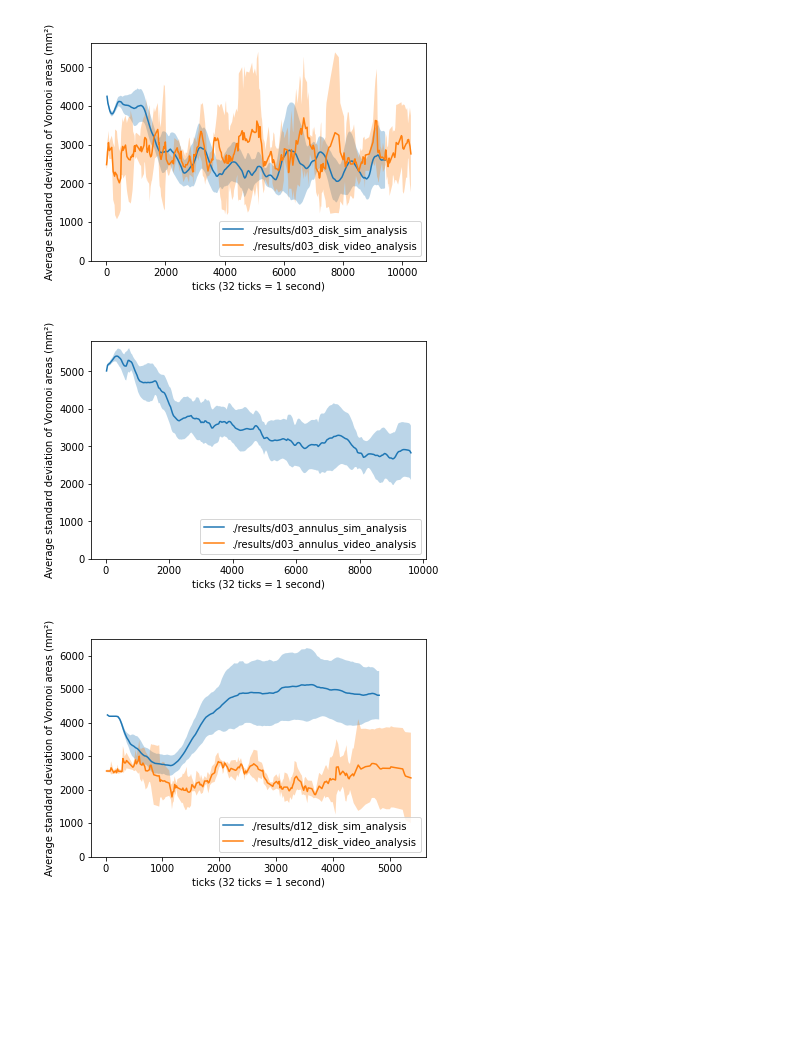
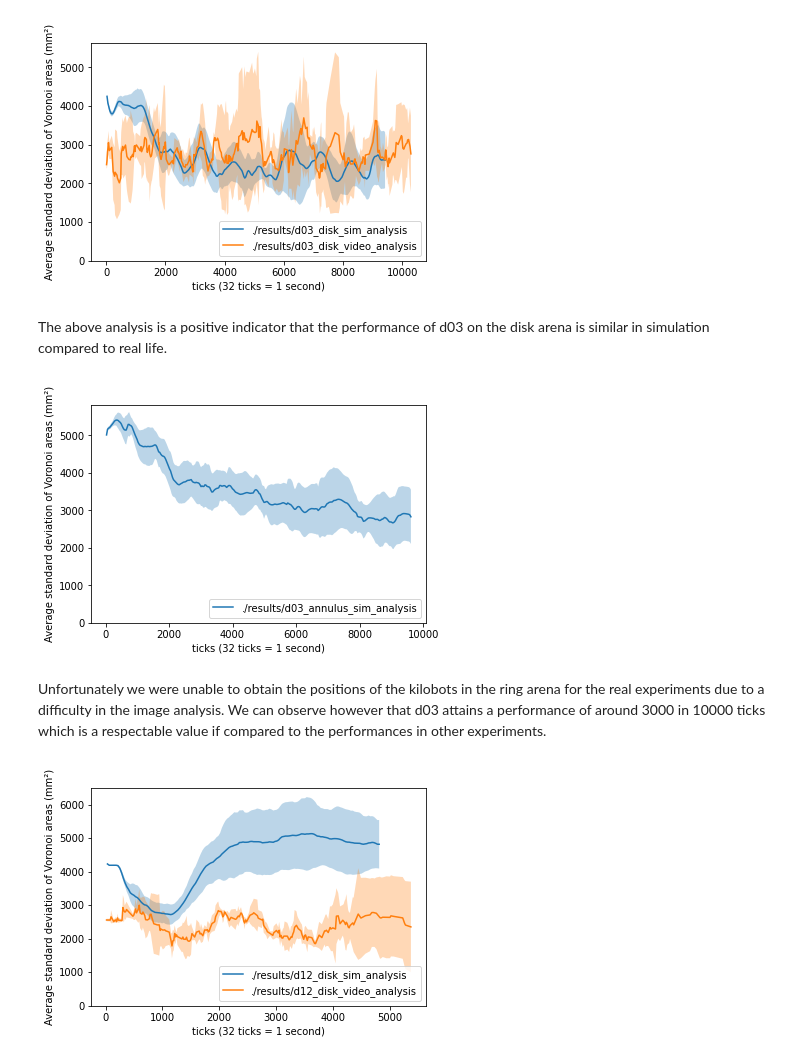
Before and after one commit to Kalessia/dispersion_kilobots, a Jupyter notebook: simulationAnalysis/Analyses.ipynb, the cells around one changed output. Drawn from its saved outputs; the diff is of its cells as text; code cells hidden in the pictures; blank space fills up the shorter version.

```diff
--- a/simulationAnalysis/Analyses.ipynb
+++ b/simulationAnalysis/Analyses.ipynb
@@ -13,21 +14,28 @@ def computeStdRegionsPerTick(listAreaRegionsTicks):
     return sigma
 # %%
 def get_means_stds(directory):
+    """
+    Returns the list of ticks, list of means, and list of standard deviations of the Voronoi regions for the set of experiments in the given directory.
+    """
 
-    ticks = []
+    ticks = [] # approximate time in ticks of snapshots
     std_areas = []
 
     for (root, subdirs, files) in os.walk(directory):
         for subdir in subdirs:
             data = pd.read_csv(os.path.join(root, subdir, "data_voronoiData.csv"))
+
+            # Take the lowest number of snapshots available across the different experiments
             if len(ticks) == 0 or len(ticks) > len(data["Tick"]):
                 ticks = data["Tick"]
             std = computeStdRegionsPerTick(data[data.columns[1:]].to_numpy())
+
             if len(std) > len(ticks):
                 std = std[:len(ticks) - len(std)]
             std_areas.append(std)
         break
 
+    # Update the length of the standard deviation lists in std_areas in order to correspond to the number of snapshots
     for i in range(len(std_areas)):
         if len(std_areas[i]) > len(ticks):
             std_areas[i] = std_areas[i][:len(ticks) - len(std_areas[i])]
@@ -58,10 +83,15 @@ def plot_sd_graph(directory1, directory2 = '', divide_by=1):
 plot_sd_graph("./results/d03_disk_sim_analysis", "./results/d03_disk_video_analysis", divide_by=2)
 # %% [output]
 [figure]
+# %% [markdown]
+The above analysis is a positive indicator that the performance of d03 on the disk arena is similar in simulation compared to real life.
 # %%
-plot_sd_graph("./results/d03_annulus_sim_analysis", "./results/d03_annulus_video_analysis", divide_by=2)
+#plot_sd_graph("./results/d03_annulus_sim_analysis", "./results/d03_annulus_video_analysis", divide_by=2)
+plot_sd_graph("./results/d03_annulus_sim_analysis", divide_by=2)
 # %% [output]
-[figure, old version]
+[figure, new version]
+# %% [markdown]
+Unfortunately we were unable to obtain the positions of the kilobots in the ring arena for the real experiments due to a difficulty in the image analysis. We can observe however that d03 attains a performance of around 3000 in 10000 ticks which is a respectable value if compared to the performances in other experiments.
 # %%
 plot_sd_graph("./results/d12_disk_sim_analysis", "./results/d12_disk_video_analysis", divide_by=2)
 # %% [output]
```
Also changed, not shown: parts of 16 cells of this notebook, 1 other file.
